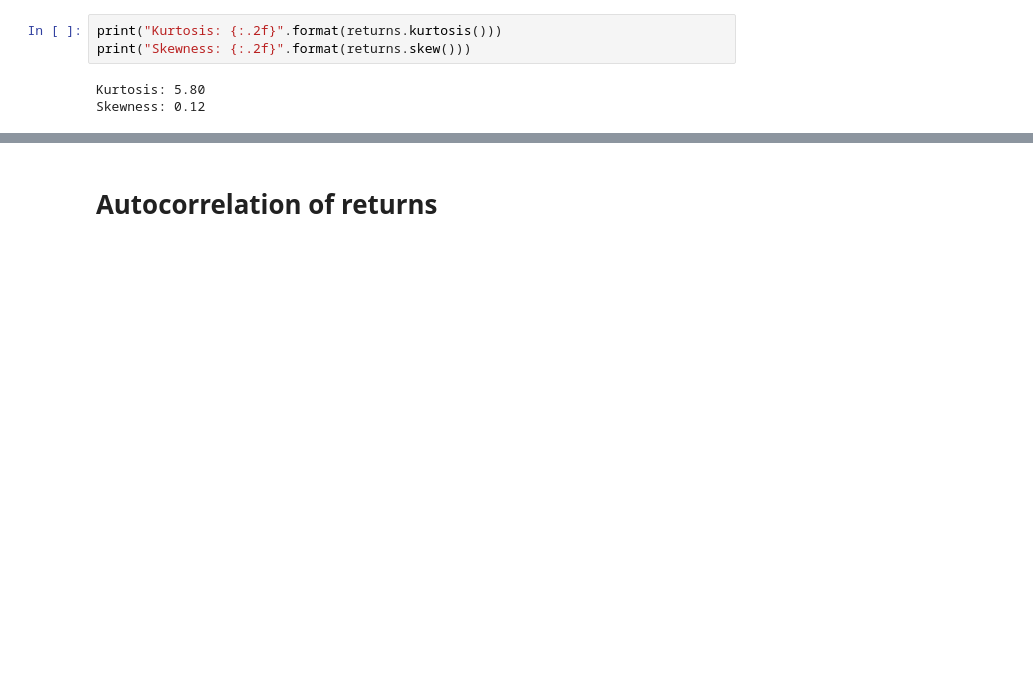
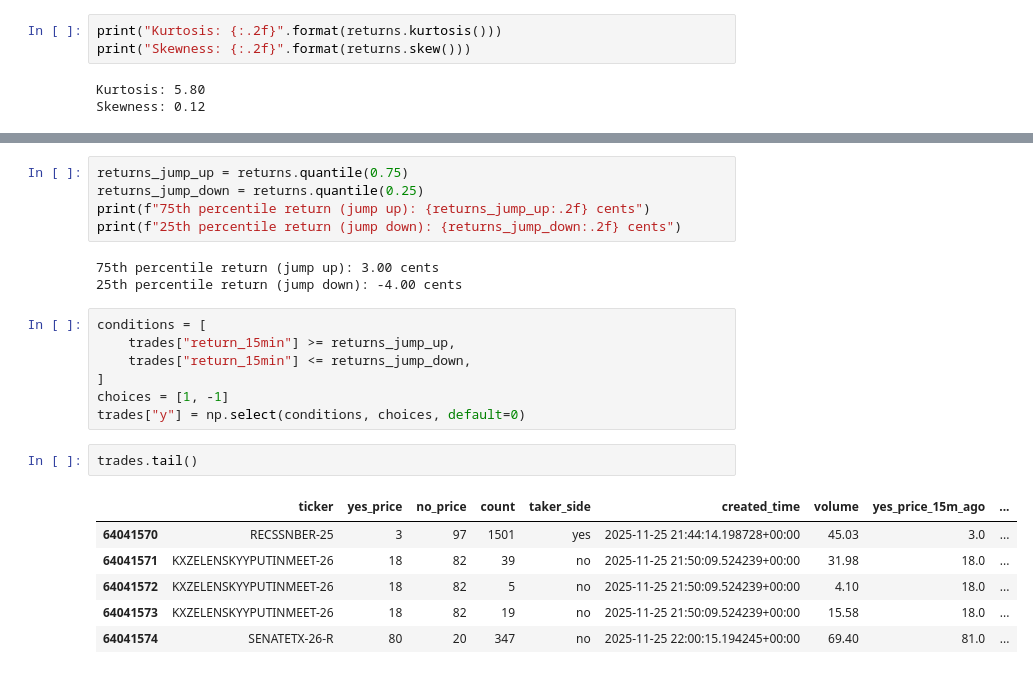
Before and after one commit to abprada/Kalshi-Project, a Jupyter notebook: notebooks/data.ipynb, the cells around one changed output, grey strips where cells are left out. Cells and saved outputs as stored; diff of their text form; blank space fills up the shorter version.

```diff
--- a/notebooks/data.ipynb
+++ b/notebooks/data.ipynb
@@ -579,5 +594,27 @@ min         -4.000000
 75%          0.000000
 max          3.000000
 Name: return_15min, dtype: float64
-# %% [markdown]
-# Autocorrelation of returns
+# %%
+returns_jump_up = returns.quantile(0.75)
+returns_jump_down = returns.quantile(0.25)
+print(f"75th percentile return (jump up): {returns_jump_up:.2f} cents")
+print(f"25th percentile return (jump down): {returns_jump_down:.2f} cents")
+# %% [output]
+75th percentile return (jump up): 3.00 cents
+25th percentile return (jump down): -4.00 cents
+# %%
+conditions = [
+    trades["return_15min"] >= returns_jump_up,
+    trades["return_15min"] <= returns_jump_down,
+]
+choices = [1, -1]
+trades["y"] = np.select(conditions, choices, default=0)
+# %%
+trades.tail()
+# %% [output]
+|  | ticker | yes_price | no_price | count | taker_side | created_time | volume | yes_price_15m_ago | ... |
+| 64041570 | RECSSNBER-25 | 3 | 97 | 1501 | yes | 2025-11-25 21:44:14.198728+00:00 | 45.03 | 3.0 | ... |
+| 64041571 | KXZELENSKYYPUTINMEET-26 | 18 | 82 | 39 | no | 2025-11-25 21:50:09.524239+00:00 | 31.98 | 18.0 | ... |
+| 64041572 | KXZELENSKYYPUTINMEET-26 | 18 | 82 | 5 | no | 2025-11-25 21:50:09.524239+00:00 | 4.10 | 18.0 | ... |
+| 64041573 | KXZELENSKYYPUTINMEET-26 | 18 | 82 | 19 | no | 2025-11-25 21:50:09.524239+00:00 | 15.58 | 18.0 | ... |
+| 64041574 | SENATETX-26-R | 80 | 20 | 347 | no | 2025-11-25 22:00:15.194245+00:00 | 69.40 | 81.0 | ... |
```
Also changed, not shown: parts of 8 cells of this notebook.
